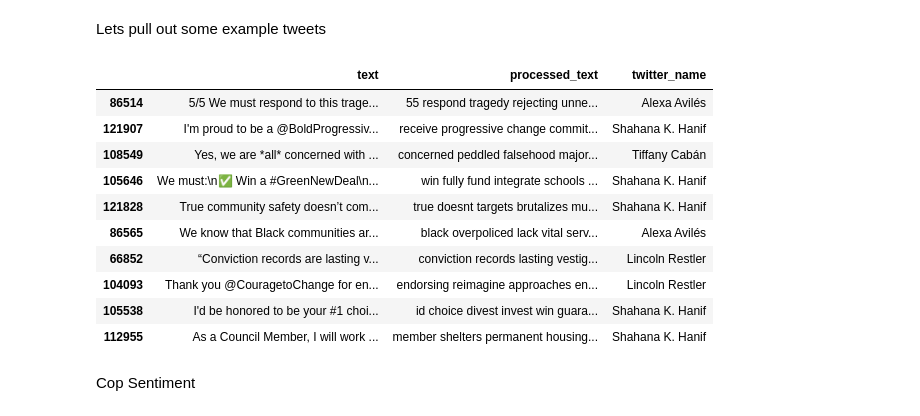
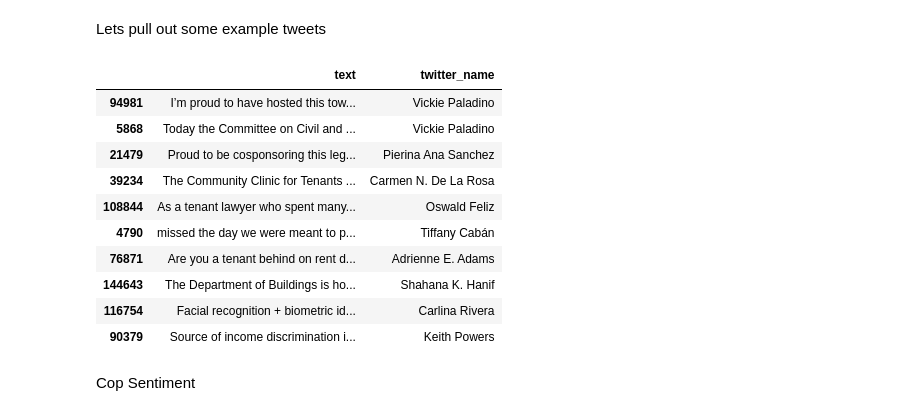
Before and after one commit to SamTGoodson/citycouncil_tweets, a Jupyter notebook: notebooks/new_cluster_analysis.ipynb, the cells around one changed output. Cells and saved outputs as stored; diff of their text form; code cells hidden in the pictures.

Commit message:
clustering

```diff
--- a/notebooks/new_cluster_analysis.ipynb
+++ b/notebooks/new_cluster_analysis.ipynb
@@ -149,21 +180,21 @@ pd.set_option('display.max_colwidth', None)
 # %%
 cluster_three = cop_tweets[cop_tweets['kmode_cluster'] == 3]
 # %%
-search_words = ['housing']
-found_tweets = cluster_three[cluster_three['text'].str.contains('|'.join(search_words), case=False)]
+search_words = ['landlord']
+found_tweets = tweet_fc[tweet_fc['text'].str.contains('|'.join(search_words), case=False)]
 # %%
-found_tweets[['text','processed_text','twitter_name']].sample(10)
+found_tweets[['text','twitter_name']].sample(10)
 # %% [output]
-|  | text | processed_text | twitter_name |
-| 86514 | 5/5 We must respond to this trage... | 55 respond tragedy rejecting unne... | Alexa Avilés |
-| 121907 | I'm proud to be a @BoldProgressiv... | receive progressive change commit... | Shahana K. Hanif |
-| 108549 | Yes, we are *all* concerned with ... | concerned peddled falsehood major... | Tiffany Cabán |
-| 105646 | We must:\n✅ Win a #GreenNewDeal\n... | win fully fund integrate schools ... | Shahana K. Hanif |
-| 121828 | True community safety doesn’t com... | true doesnt targets brutalizes mu... | Shahana K. Hanif |
-| 86565 | We know that Black communities ar... | black overpoliced lack vital serv... | Alexa Avilés |
-| 66852 | “Conviction records are lasting v... | conviction records lasting vestig... | Lincoln Restler |
-| 104093 | Thank you @CouragetoChange for en... | endorsing reimagine approaches en... | Lincoln Restler |
-| 105538 | I'd be honored to be your #1 choi... | id choice divest invest win guara... | Shahana K. Hanif |
-| 112955 | As a Council Member, I will work ... | member shelters permanent housing... | Shahana K. Hanif |
+|  | text | twitter_name |
+| 94981 | I’m proud to have hosted this tow... | Vickie Paladino |
+| 5868 | Today the Committee on Civil and ... | Vickie Paladino |
+| 21479 | Proud to be cosponsoring this leg... | Pierina Ana Sanchez |
+| 39234 | The Community Clinic for Tenants ... | Carmen N. De La Rosa |
+| 108844 | As a tenant lawyer who spent many... | Oswald Feliz |
+| 4790 | missed the day we were meant to p... | Tiffany Cabán |
+| 76871 | Are you a tenant behind on rent d... | Adrienne E. Adams |
+| 144643 | The Department of Buildings is ho... | Shahana K. Hanif |
+| 116754 | Facial recognition + biometric id... | Carlina Rivera |
+| 90379 | Source of income discrimination i... | Keith Powers |
 # %% [markdown]
 Cop Sentiment
```
Also changed, not shown: parts of 34 cells of this notebook.
